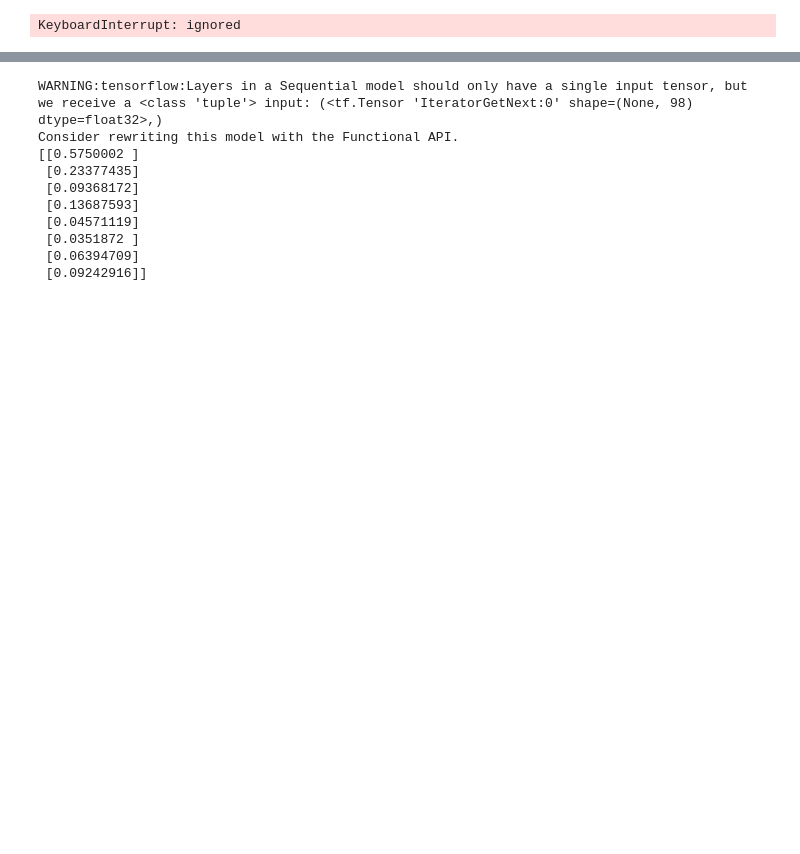
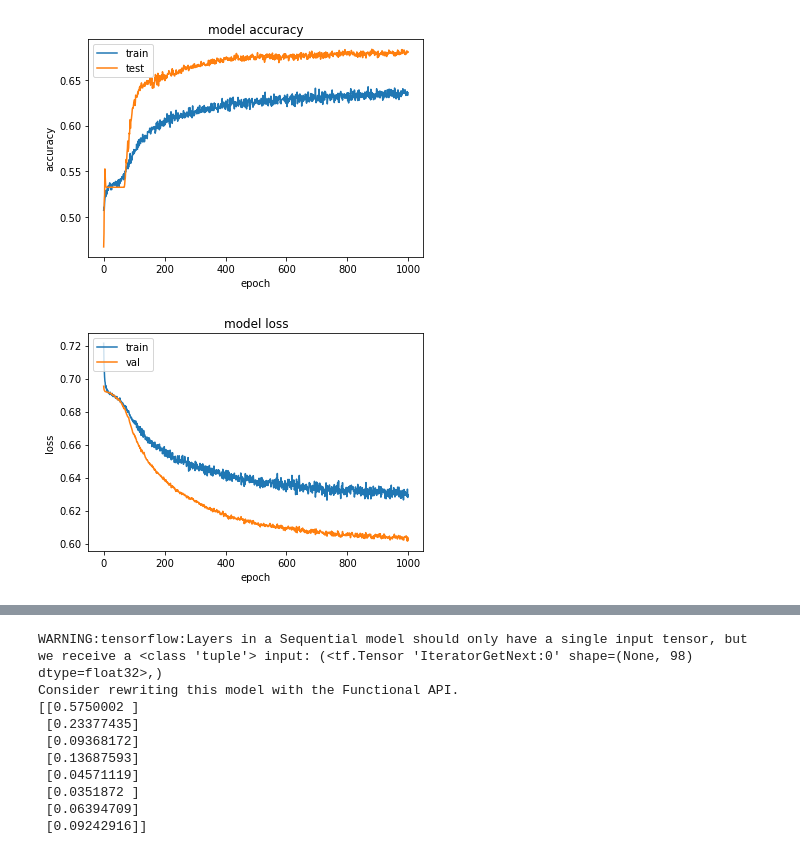
Before and after one commit to lotrmay/TensorFlow_Learning, a Jupyter notebook: bc.ipynb, the cells around one changed output, grey strips where cells are left out. Saved outputs shown, nothing was run; the diff lists cells and outputs as text; code cells hidden in the pictures; blank space fills up the shorter version.

```diff
--- a/bc.ipynb
+++ b/bc.ipynb
@@ -116,12 +116,15 @@ count_classes = y_test.shape[1]
 
 model = Sequential()
 model.add(Dense(98, activation='relu'))
+model.add(keras.layers.Dropout(0.1))
 model.add(Dense(20, activation='relu'))
+model.add(keras.layers.Dropout(0.1))
 model.add(Dense(5, activation='relu'))
+model.add(keras.layers.Dropout(0.1))
 model.add(Dense(1, activation='sigmoid'))#binary sigmoid     categorical softmax
 
 
-model.compile(optimizer=keras.optimizers.Adadelta(learning_rate=0.015), #keras.optimizers.SGD(learning_rate=0.01)
+model.compile(optimizer=keras.optimizers.Adadelta(learning_rate=0.02), #keras.optimizers.SGD(learning_rate=0.01)
               loss='binary_crossentropy',
               metrics=['accuracy'])
 #change number of hidden layers and change the learning rate up to 0.9
@@ -153,7 +156,7 @@ X_test, y_test = X_test[mask, :], y_test[mask]
 print(X_test.shape, X_test.shape)
 
 
-history = model.fit(X_train, y_train, epochs=1000,batch_size=32,validation_data=(X_test, y_test))
+history = model.fit(X_train, y_train, epochs=1000,batch_size=64,validation_data=(X_test, y_test))
 
 pred_train= model.predict(X_train)
 scores = model.evaluate(X_train, y_train, verbose=0)
@@ -200,4 +203,5 @@ Epoch 812/1000
-KeyboardInterrupt: ignored
+[figure, added]
+[figure, added]
 # %%
 shap.initjs()
 #explainer = shap.Explainer(model.predict, X_train)
```
Also changed, not shown: parts of 1 cell of this notebook.
